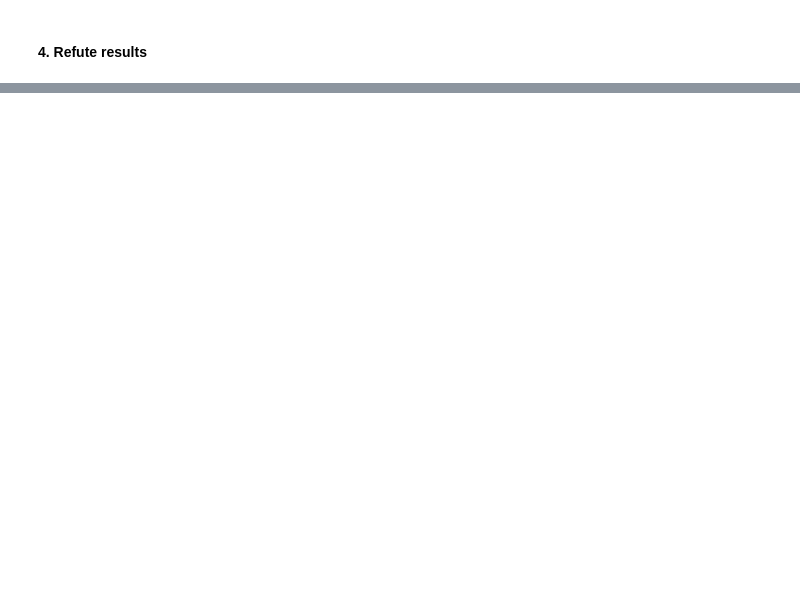
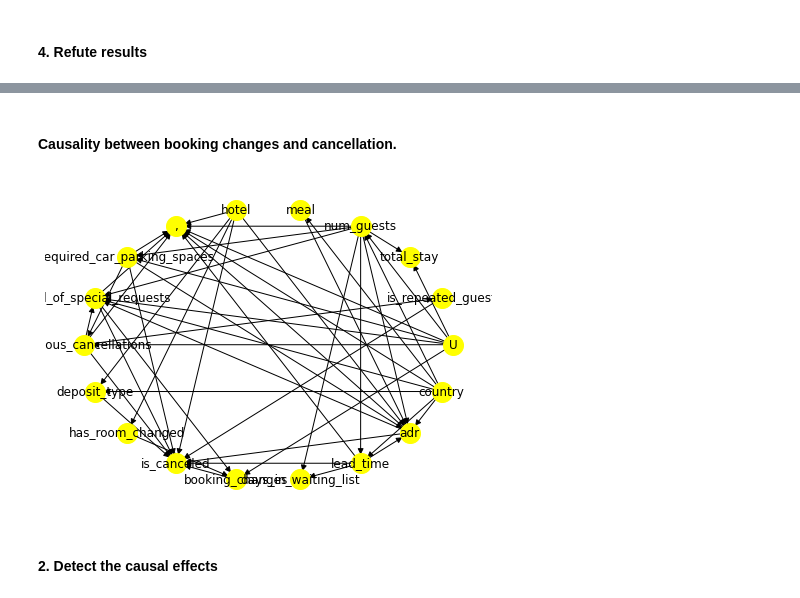
Before and after one commit to ofek181/Causal-Inference, a Jupyter notebook: causal_inference_notebook.ipynb, the cells around one changed output, grey strips where cells are left out. Cells and saved outputs as stored; diff of their text form; code cells hidden in the pictures; blank space fills up the shorter version.

Commit message:
added causal inference using dowhy

```diff
--- a/causal_inference_notebook.ipynb
+++ b/causal_inference_notebook.ipynb
@@ -407,0 +441,22 @@ p value:0.33999999999999997
+# %% [markdown]
+#### Causality between booking changes and cancellation.
+# %%
+# Convert intended attributes to binary attributes
+data_encoded = data.copy()
+slice_indices = data_encoded['booking_changes'] >= 1
+data_encoded.loc[slice_indices,'booking_changes'] = 1
+data_encoded['booking_changes']= data_encoded['booking_changes'].replace(1, True)
+data_encoded['booking_changes']= data_encoded['booking_changes'].replace(0, False)
+data_encoded['is_canceled']= data_encoded['is_canceled'].replace(1,True)
+data_encoded['is_canceled']= data_encoded['is_canceled'].replace(0,False)
+# %%
+model = dowhy.CausalModel(
+        data = data_encoded,
+        graph=causal_graph.replace("\n", " "),
+        treatment='booking_changes',
+        outcome='is_canceled')
+model.view_model()
+# %% [output]
+[figure, added]
+# %% [markdown]
+#### 2. Detect the causal effects
```
Also changed, not shown: parts of 16 cells of this notebook, 1 other file.
